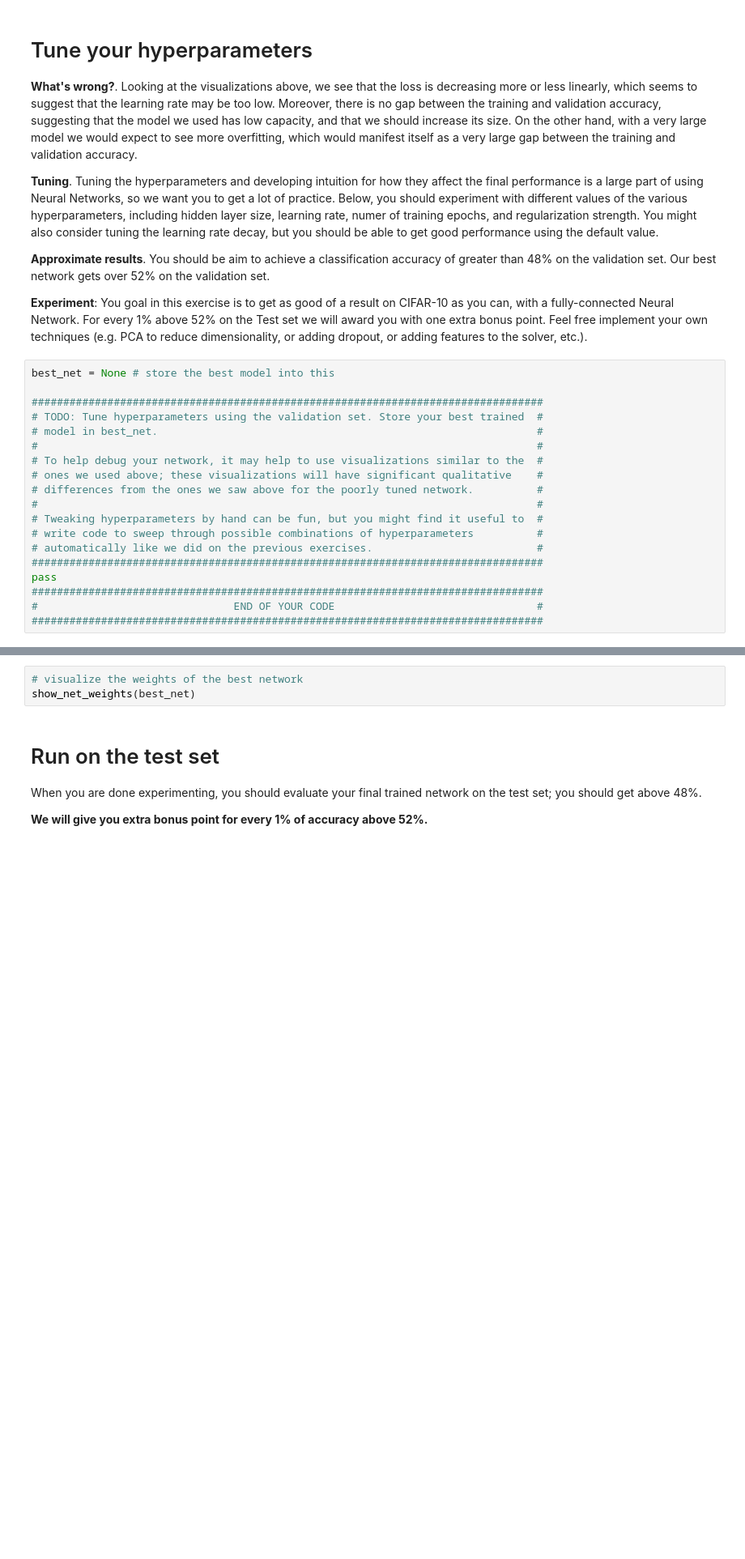
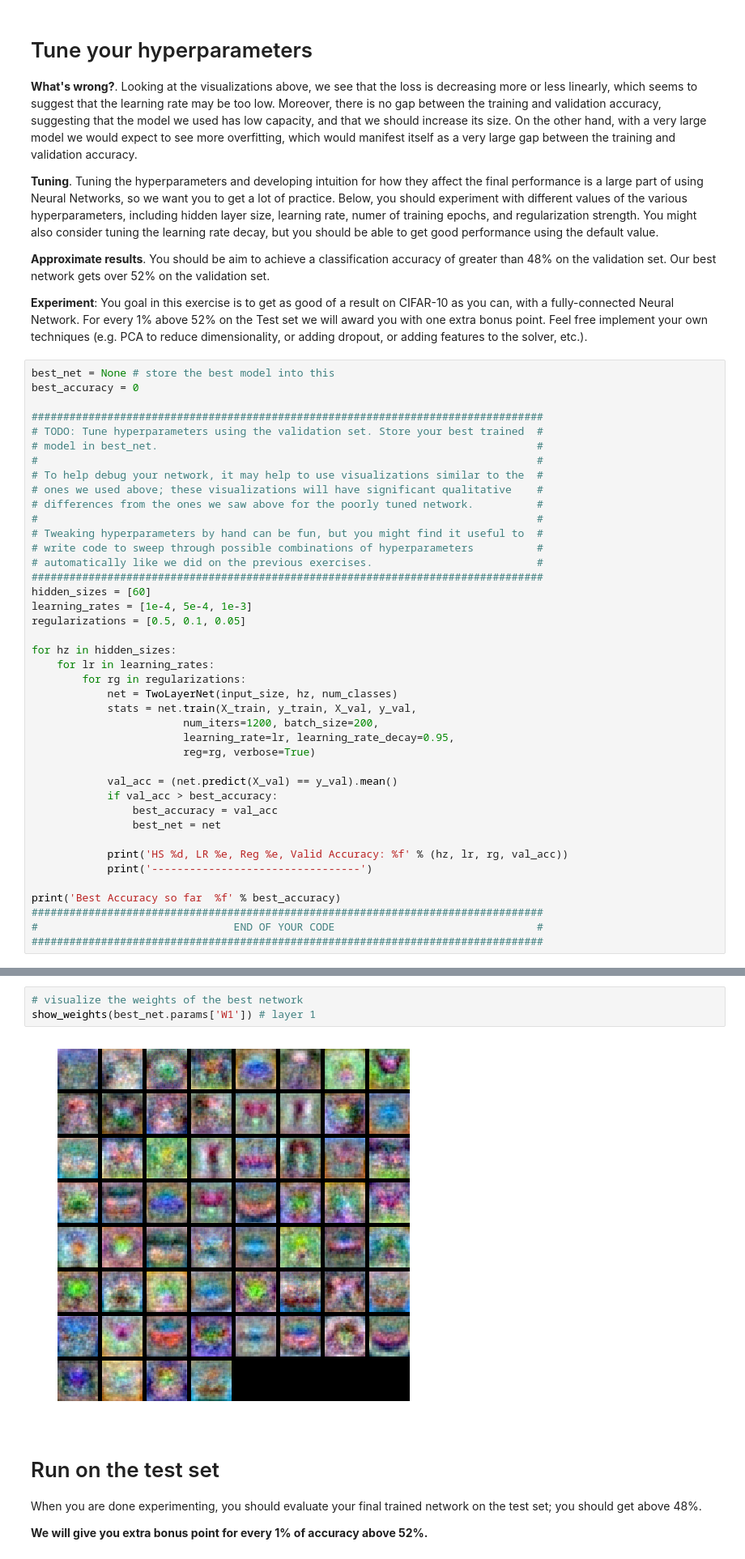
Before and after one commit to StevenShuoFeng/cs231, a Jupyter notebook: assignment1/two_layer_net.ipynb, the cells around one changed output, grey strips where cells are left out. Shown: that part at 81% size. Saved outputs shown, nothing was run; the diff lists cells and outputs as text; blank space fills up the shorter version.

```diff
--- a/assignment1/two_layer_net.ipynb
+++ b/assignment1/two_layer_net.ipynb
@@ -279,6 +304,7 @@ show_net_weights(net)
 **Experiment**: You goal in this exercise is to get as good of a result on CIFAR-10 as you can, with a fully-connected Neural Network. For every 1% above 52% on the Test set we will award you with one extra bonus point. Feel free implement your own techniques (e.g. PCA to reduce dimensionality, or adding dropout, or adding features to the solver, etc.).
 # %%
 best_net = None # store the best model into this
+best_accuracy = 0
 
 #################################################################################
 # TODO: Tune hyperparameters using the validation set. Store your best trained  #
@@ -292,7 +318,28 @@ best_net = None # store the best model into this
 # write code to sweep through possible combinations of hyperparameters          #
 # automatically like we did on the previous exercises.                          #
 #################################################################################
-pass
+hidden_sizes = [60]
+learning_rates = [1e-4, 5e-4, 1e-3]
+regularizations = [0.5, 0.1, 0.05]
+
+for hz in hidden_sizes:
+    for lr in learning_rates:
+        for rg in regularizations:
+            net = TwoLayerNet(input_size, hz, num_classes)
+            stats = net.train(X_train, y_train, X_val, y_val,
+                        num_iters=1200, batch_size=200,
+                        learning_rate=lr, learning_rate_decay=0.95,
+                        reg=rg, verbose=True)
+
+            val_acc = (net.predict(X_val) == y_val).mean()
+            if val_acc > best_accuracy:
+                best_accuracy = val_acc
+                best_net = net
+
+            print('HS %d, LR %e, Reg %e, Valid Accuracy: %f' % (hz, lr, rg, val_acc))
+            print('---------------------------------')
+
+print('Best Accuracy so far  %f' % best_accuracy)
 #################################################################################
 #                               END OF YOUR CODE                                #
 #################################################################################
@@ -299,6 +364,8 @@ pass
 # %%
 # visualize the weights of the best network
-show_net_weights(best_net)
+show_weights(best_net.params['W1']) # layer 1
+# %% [output]
+[figure, added]
 # %% [markdown]
 # Run on the test set
 When you are done experimenting, you should evaluate your final trained network on the test set; you should get above 48%.
```
Also changed, not shown: parts of 8 cells of this notebook, 1 other file.
